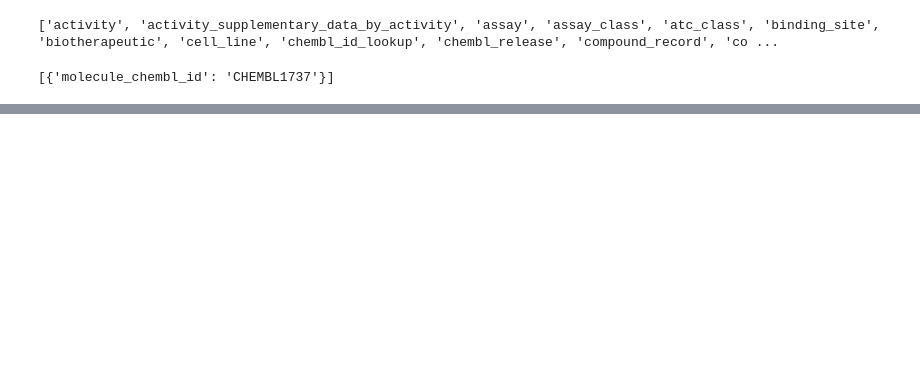
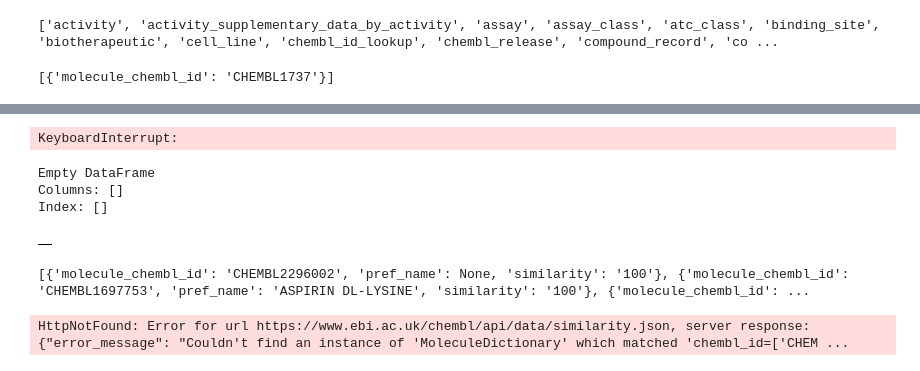
Before and after one commit to FazinHan/QSAR-Project, a Jupyter notebook: dev.ipynb, the cells around one changed output, grey strips where cells are left out. Saved outputs shown, nothing was run; the diff lists cells and outputs as text; code cells hidden in the pictures; blank space fills up the shorter version.

```diff
--- a/dev.ipynb
+++ b/dev.ipynb
@@ -24,3 +24,62 @@ image.set_format('svg')
 SVG(image.get('CHEMBL477888'))
 # %% [output]
 [drawing not drawn]
+# %%
+from IPython.display import SVG
+
+image = new_client.image
+image.set_format('svg')
+SVG(image.get('CHEMBL240'))
+# %% [output]
+KeyboardInterrupt:
+# %%
+from chembl_webresource_client.new_client import new_client
+import pandas as pd
+
+# initialize APIs
+activity = new_client.activity
+target = new_client.target
+molecule = new_client.molecule
+
+# Optionally, inspect the target entry
+t = target.filter(target_chembl_id="CHEMBL477889").only("target_chembl_id", "pref_name", "target_type")
+print(pd.DataFrame.from_records(t))
+
+# Fetch bioactivity data for that target
+# We want IC50 data, ideally for human assays, exact measurements.
+bio = activity.filter(
+    target_chembl_id="CHEMBL477888",
+    standard_type="IC50",
+    standard_value__isnull=False
+)
+
+# Convert to DataFrame
+df = pd.DataFrame.from_records(bio)
+
+# Optionally filter further (human, relation = “=”, assay_type = binding, etc.)
+# df2 = df[
+#     # (df["target_organism"] == "Homo sapiens") &
+#     # (df["relation"] == "=") &
+#     # (df["assay_type"] == "B")
+# # ]
+
+# # You now have a table of compounds + IC50 values, SMILES etc.
+# print(df2.head())
+df
+# %% [output]
+Empty DataFrame
+Columns: []
+Index: []
+|  |
+# %%
+similarity = new_client.similarity
+res = similarity.filter(chembl_id='CHEMBL25', similarity=70).only(['molecule_chembl_id', 'pref_name', 'similarity'])
+res
+# %% [output]
+[{'molecule_chembl_id': 'CHEMBL2296002', 'pref_name': None, 'similarity': '100'}, {'molecule_chembl_id': 'CHEMBL1697753', 'pref_name': 'ASPIRIN DL-LYSINE', 'similarity': '100'}, {'molecule_chembl_id': ...
+# %%
+similarity = new_client.similarity
+res = similarity.filter(chembl_id='CHEMBL240', similarity=70).only(['molecule_chembl_id', 'pref_name', 'similarity'])
+res
+# %% [output]
+HttpNotFound: Error for url https://www.ebi.ac.uk/chembl/api/data/similarity.json, server response: {"error_message": "Couldn't find an instance of 'MoleculeDictionary' which matched 'chembl_id=['CHEM ...
```
Also changed, not shown: 1 other file.
